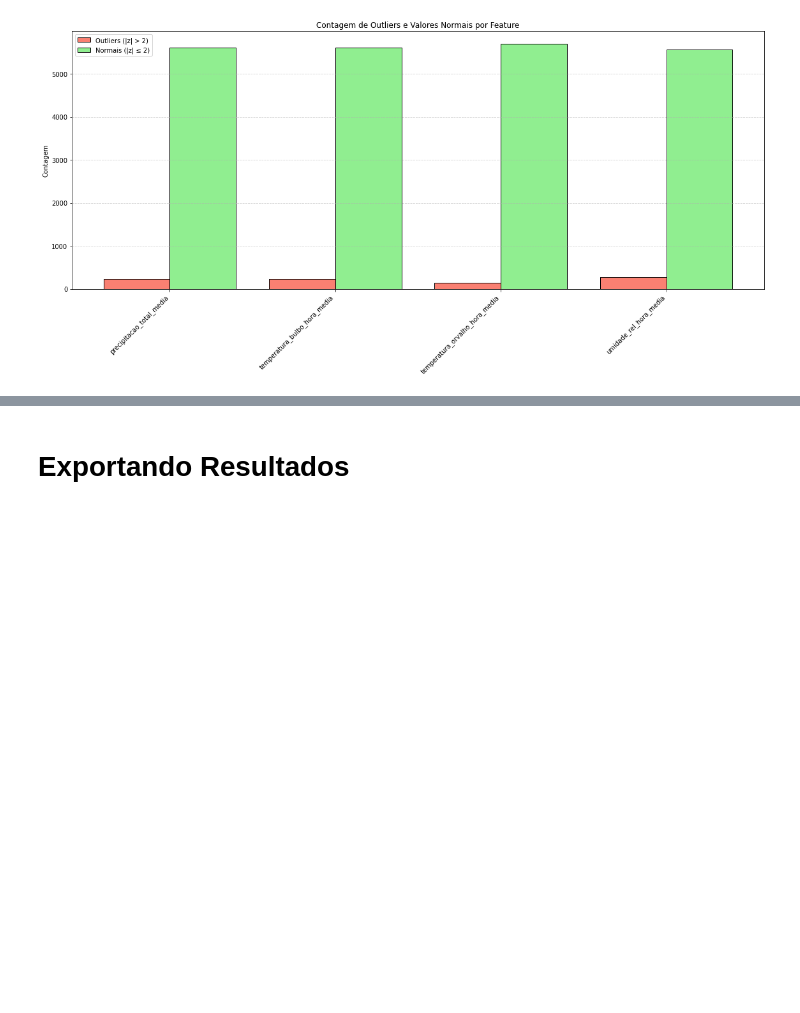
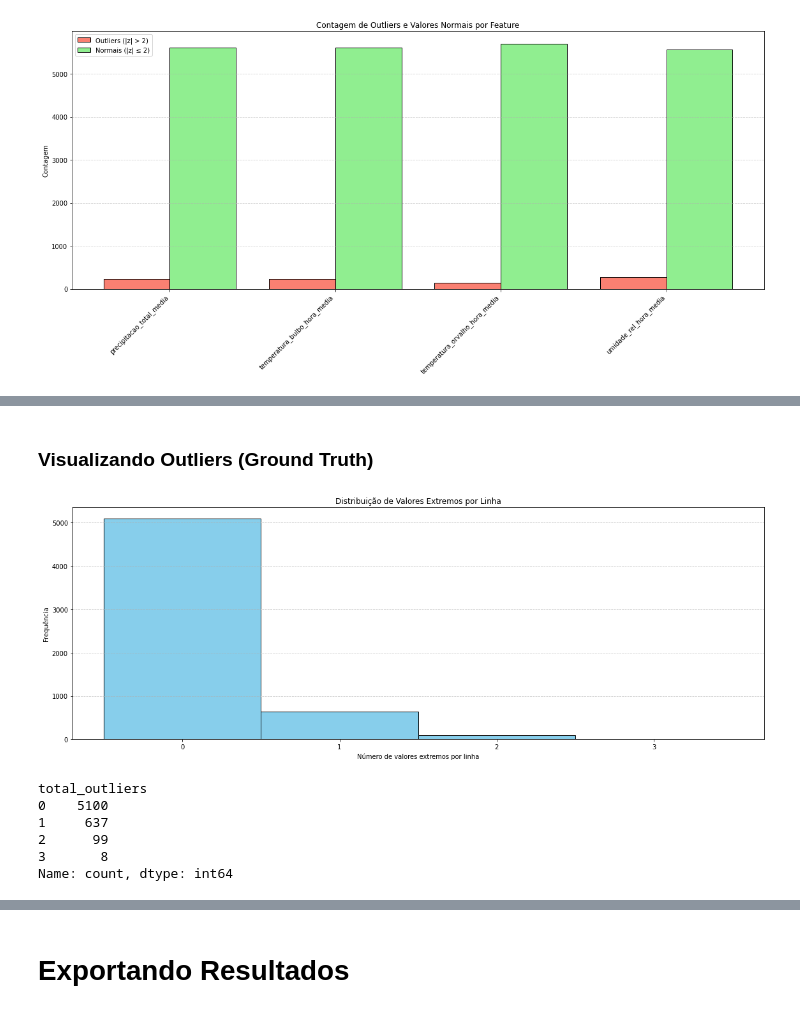
Before and after one commit to AlexandreSaback/tcc_anomaly_detection, a Jupyter notebook: explorations/AD_04_FeatureSelection.ipynb, the cells around one changed output, grey strips where cells are left out. Drawn from its saved outputs; the diff is of its cells as text; code cells hidden in the pictures; blank space fills up the shorter version.

```diff
--- a/explorations/AD_04_FeatureSelection.ipynb
+++ b/explorations/AD_04_FeatureSelection.ipynb
@@ -195,0 +252,14 @@ filtered_data.head()
+# %%
+residual_data = create_residual_df(
+    df=filtered_data,
+    numerical_cols=selected_numerical_features)
+# %%
+scaler = StandardScaler()
+scaled_data = scaler.fit_transform(residual_data[selected_numerical_features])
+scaled_data = pd.DataFrame(scaled_data, columns=selected_numerical_features)
+# %%
+for col in scaled_data.columns:
+    scaled_data[f'{col}_outlier'] = ((scaled_data[col] > 2) | (scaled_data[col] < -2))
+    scaled_data[f'{col}_outlier'] = scaled_data[f'{col}_outlier'].astype(int)
+# %%
+scaled_data["total_outliers"] = ((scaled_data > 2) | (scaled_data < -2)).sum(axis=1)
@@ -195,0 +275,2 @@ filtered_data.head()
+# %% [markdown]
+### Visualizando Outliers (Ground Truth)
@@ -195,0 +279,21 @@ filtered_data.head()
+# %%
+plt.figure(figsize=(16, 6))
+plt.hist(scaled_data['total_outliers'], bins=range(scaled_data['total_outliers'].max() + 2), align='left', color='skyblue', edgecolor='black')
+plt.title('Distribuição de Valores Extremos por Linha')
+plt.xlabel('Número de valores extremos por linha')
+plt.ylabel('Frequência')
+plt.xticks(range(scaled_data['total_outliers'].max() + 1))
+plt.grid(axis='y', linestyle='--', alpha=0.7)
+plt.tight_layout()
+plt.show()
+# %% [output]
+[figure, added]
+# %%
+scaled_data["total_outliers"].value_counts()
+# %% [output]
+total_outliers
+0    5100
+1     637
+2      99
+3       8
+Name: count, dtype: int64
```
Also changed, not shown: parts of 20 cells of this notebook.
